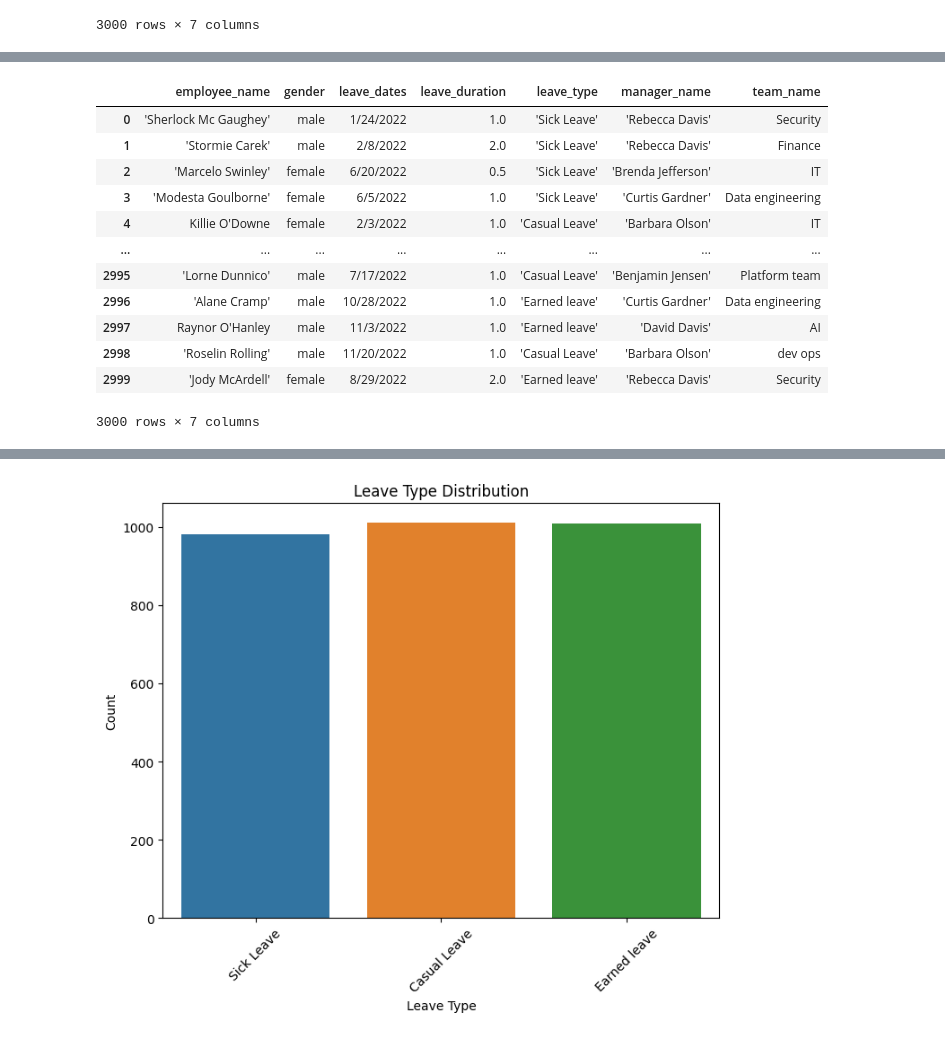
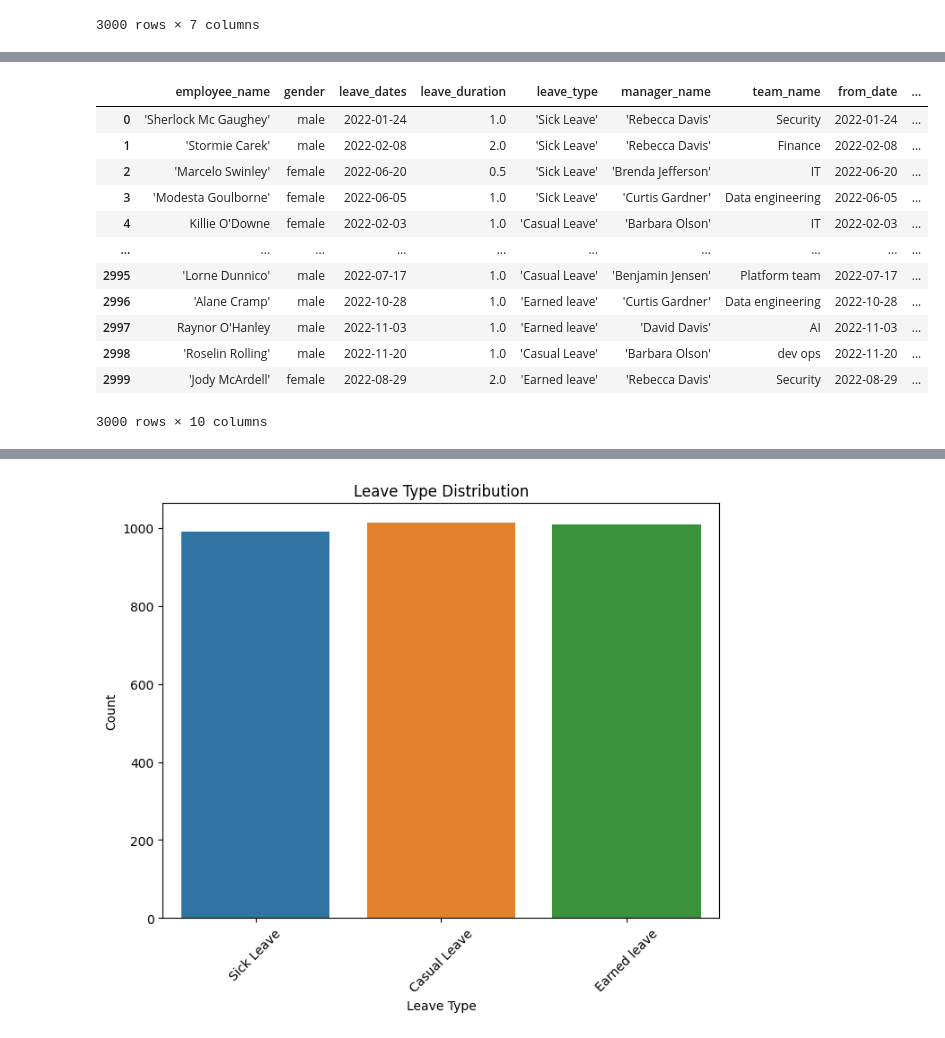
Before and after one commit to BTX0/Dtaops, a Jupyter notebook: data-loading.ipynb, the cells around one changed output, grey strips where cells are left out. Drawn from its saved outputs; the diff is of its cells as text; code cells hidden in the pictures.

Commit message:
Data loading file modified

```diff
--- a/data-loading.ipynb
+++ b/data-loading.ipynb
@@ -60,3 +60,12 @@ merged_df
 | 2998 | 'Roselin Rolling' | male | 11/20/2022 | 1.0 | 'Casual Leave' | 'Barbara Olson' | dev ops |
 | 2999 | 'Jody McArdell' | female | 8/29/2022 | 2.0 | 'Earned leave' | 'Rebecca Davis' | Security |
 3000 rows × 7 columns
+# %%
+merged_df['leave_dates'] = pd.to_datetime(merged_df['leave_dates'])
+# %%
+merged_df['leave_duration'] = pd.to_numeric(merged_df['leave_duration'])
+merged_df['from_date'] = merged_df['leave_dates']
+merged_df['to_date'] = merged_df['leave_dates'] + pd.to_timedelta(merged_df['leave_duration'], unit='D')
+merged_df['to_date'] = merged_df['to_date'].dt.date
+merged_df['from_date'] = merged_df['from_date'].dt.date
+merged_df
@@ -63,17 +103,18 @@ merged_df
 # %%
 final_df=merged_df
+final_df['id']= range(1 ,len(final_df)+1)
 final_df
 # %% [output]
-|  | employee_name | gender | leave_dates | leave_duration | leave_type | manager_name | team_name |
-| 0 | 'Sherlock Mc Gaughey' | male | 1/24/2022 | 1.0 | 'Sick Leave' | 'Rebecca Davis' | Security |
-| 1 | 'Stormie Carek' | male | 2/8/2022 | 2.0 | 'Sick Leave' | 'Rebecca Davis' | Finance |
-| 2 | 'Marcelo Swinley' | female | 6/20/2022 | 0.5 | 'Sick Leave' | 'Brenda Jefferson' | IT |
-| 3 | 'Modesta Goulborne' | female | 6/5/2022 | 1.0 | 'Sick Leave' | 'Curtis Gardner' | Data engineering |
-| 4 | Killie O'Downe | female | 2/3/2022 | 1.0 | 'Casual Leave' | 'Barbara Olson' | IT |
-| ... | ... | ... | ... | ... | ... | ... | ... |
-| 2995 | 'Lorne Dunnico' | male | 7/17/2022 | 1.0 | 'Casual Leave' | 'Benjamin Jensen' | Platform team |
-| 2996 | 'Alane Cramp' | male | 10/28/2022 | 1.0 | 'Earned leave' | 'Curtis Gardner' | Data engineering |
-| 2997 | Raynor O'Hanley | male | 11/3/2022 | 1.0 | 'Earned leave' | 'David Davis' | AI |
-| 2998 | 'Roselin Rolling' | male | 11/20/2022 | 1.0 | 'Casual Leave' | 'Barbara Olson' | dev ops |
-| 2999 | 'Jody McArdell' | female | 8/29/2022 | 2.0 | 'Earned leave' | 'Rebecca Davis' | Security |
+|  | employee_name | gender | leave_dates | leave_duration | leave_type | manager_name | team_name | from_date | ... |
+| 0 | 'Sherlock Mc Gaughey' | male | 2022-01-24 | 1.0 | 'Sick Leave' | 'Rebecca Davis' | Security | 2022-01-24 | ... |
+| 1 | 'Stormie Carek' | male | 2022-02-08 | 2.0 | 'Sick Leave' | 'Rebecca Davis' | Finance | 2022-02-08 | ... |
+| 2 | 'Marcelo Swinley' | female | 2022-06-20 | 0.5 | 'Sick Leave' | 'Brenda Jefferson' | IT | 2022-06-20 | ... |
+| 3 | 'Modesta Goulborne' | female | 2022-06-05 | 1.0 | 'Sick Leave' | 'Curtis Gardner' | Data engineering | 2022-06-05 | ... |
+| 4 | Killie O'Downe | female | 2022-02-03 | 1.0 | 'Casual Leave' | 'Barbara Olson' | IT | 2022-02-03 | ... |
+| ... | ... | ... | ... | ... | ... | ... | ... | ... | ... |
+| 2995 | 'Lorne Dunnico' | male | 2022-07-17 | 1.0 | 'Casual Leave' | 'Benjamin Jensen' | Platform team | 2022-07-17 | ... |
+| 2996 | 'Alane Cramp' | male | 2022-10-28 | 1.0 | 'Earned leave' | 'Curtis Gardner' | Data engineering | 2022-10-28 | ... |
+| 2997 | Raynor O'Hanley | male | 2022-11-03 | 1.0 | 'Earned leave' | 'David Davis' | AI | 2022-11-03 | ... |
+| 2998 | 'Roselin Rolling' | male | 2022-11-20 | 1.0 | 'Casual Leave' | 'Barbara Olson' | dev ops | 2022-11-20 | ... |
+| 2999 | 'Jody McArdell' | female | 2022-08-29 | 2.0 | 'Earned leave' | 'Rebecca Davis' | Security | 2022-08-29 | ... |
-3000 rows × 7 columns
+3000 rows × 10 columns
```
Also changed, not shown: parts of 19 cells of this notebook, 4 other files.
